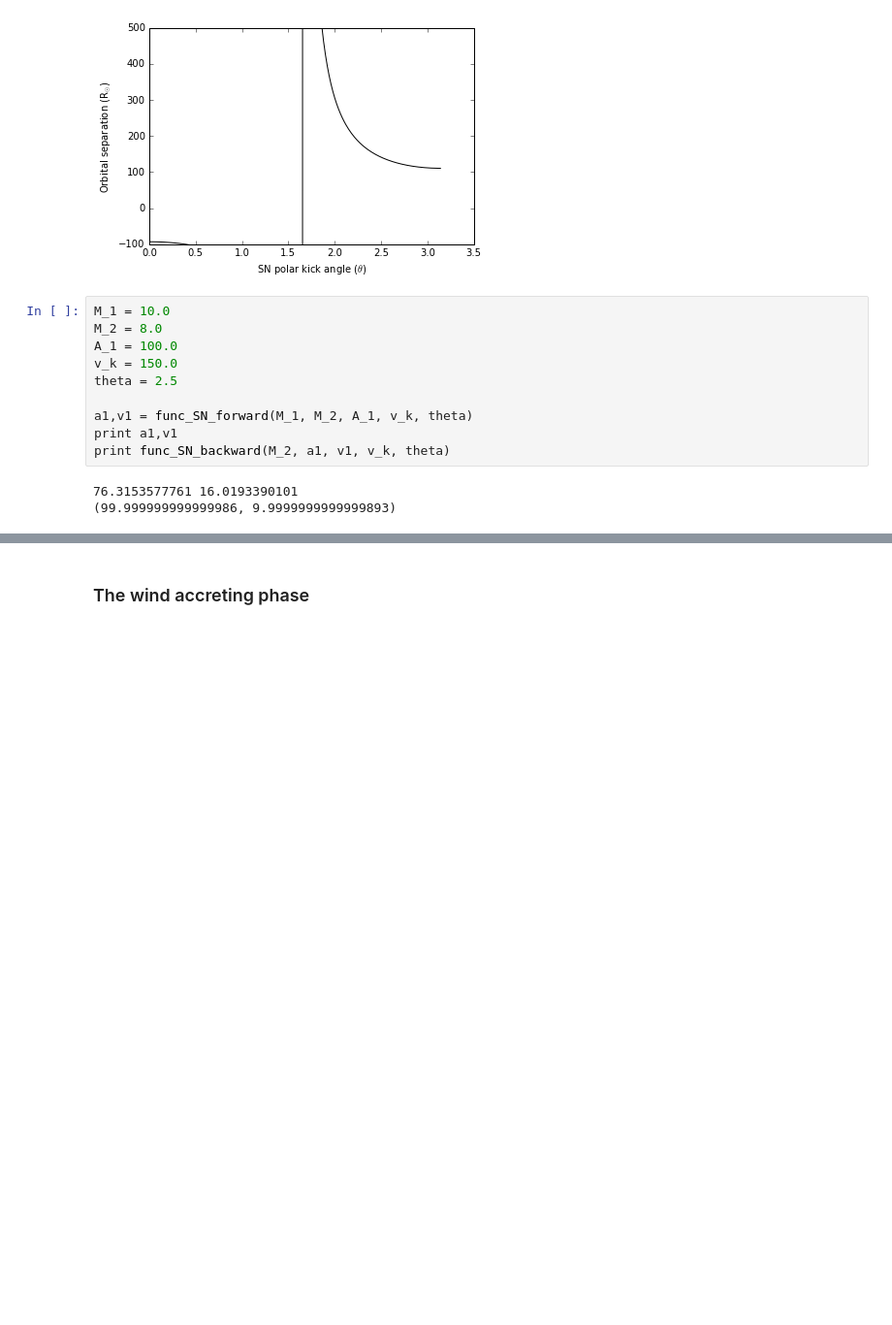
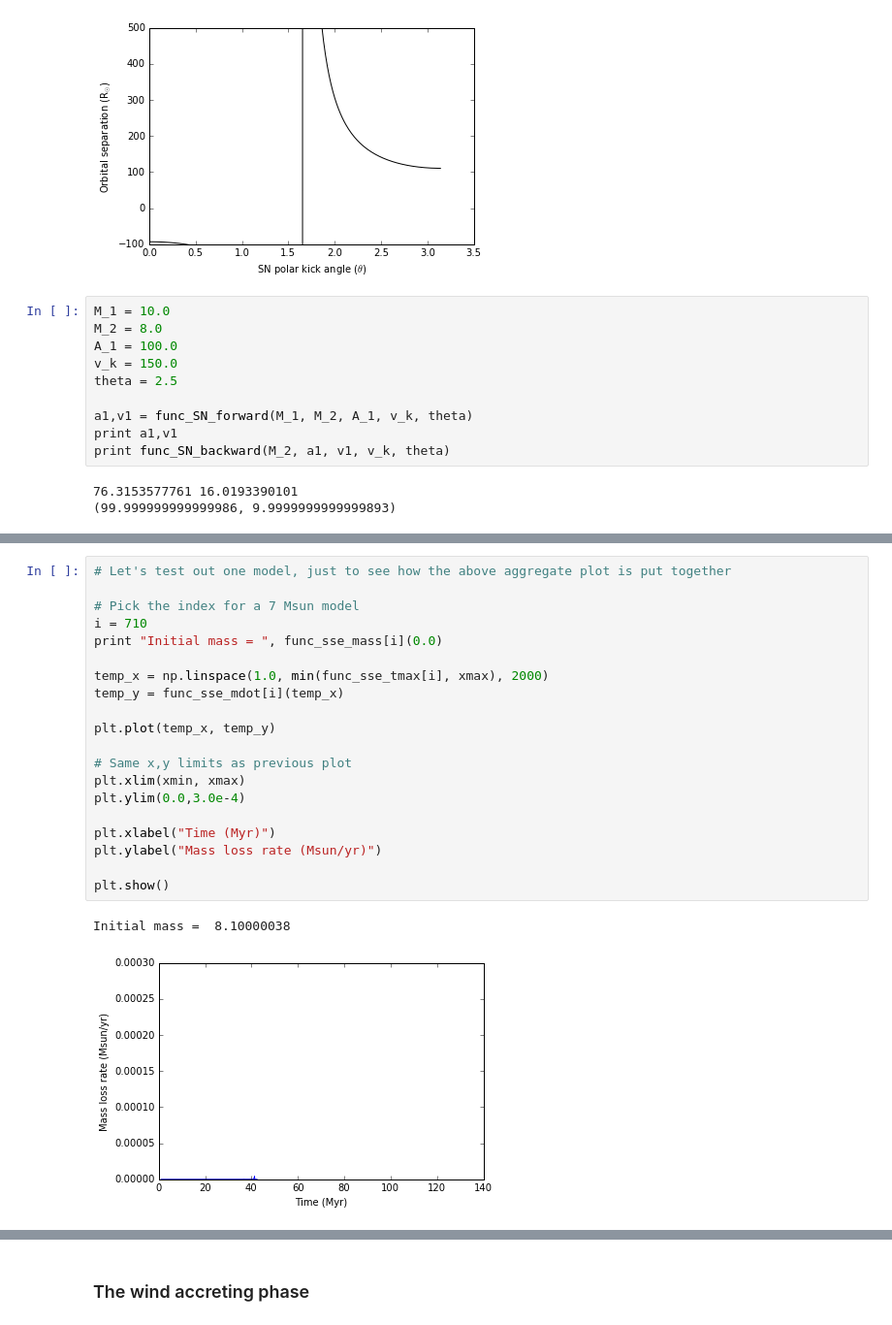
Before and after one commit to astroJeff/XRB, a Jupyter notebook: notebooks/XRB Probability.ipynb, the cells around one changed output, grey strips where cells are left out. Shown at 97% size. Drawn from its saved outputs; the diff is of its cells as text; blank space fills up the shorter version.

```diff
--- a/notebooks/XRB Probability.ipynb
+++ b/notebooks/XRB Probability.ipynb
@@ -105,0 +151,23 @@ print func_SN_backward(M_2, a1, v1, v_k, theta)
+# %%
+# Let's test out one model, just to see how the above aggregate plot is put together
+
+# Pick the index for a 7 Msun model
+i = 710
+print "Initial mass = ", func_sse_mass[i](0.0)
+
+temp_x = np.linspace(1.0, min(func_sse_tmax[i], xmax), 2000)
+temp_y = func_sse_mdot[i](temp_x)
+
+plt.plot(temp_x, temp_y)
+
+# Same x,y limits as previous plot
+plt.xlim(xmin, xmax)
+plt.ylim(0.0,3.0e-4)
+
+plt.xlabel("Time (Myr)")
+plt.ylabel("Mass loss rate (Msun/yr)")
+
+plt.show()
+# %% [output]
+Initial mass =  8.10000038
+[figure, added]
```
Also changed, not shown: parts of 15 cells of this notebook.
